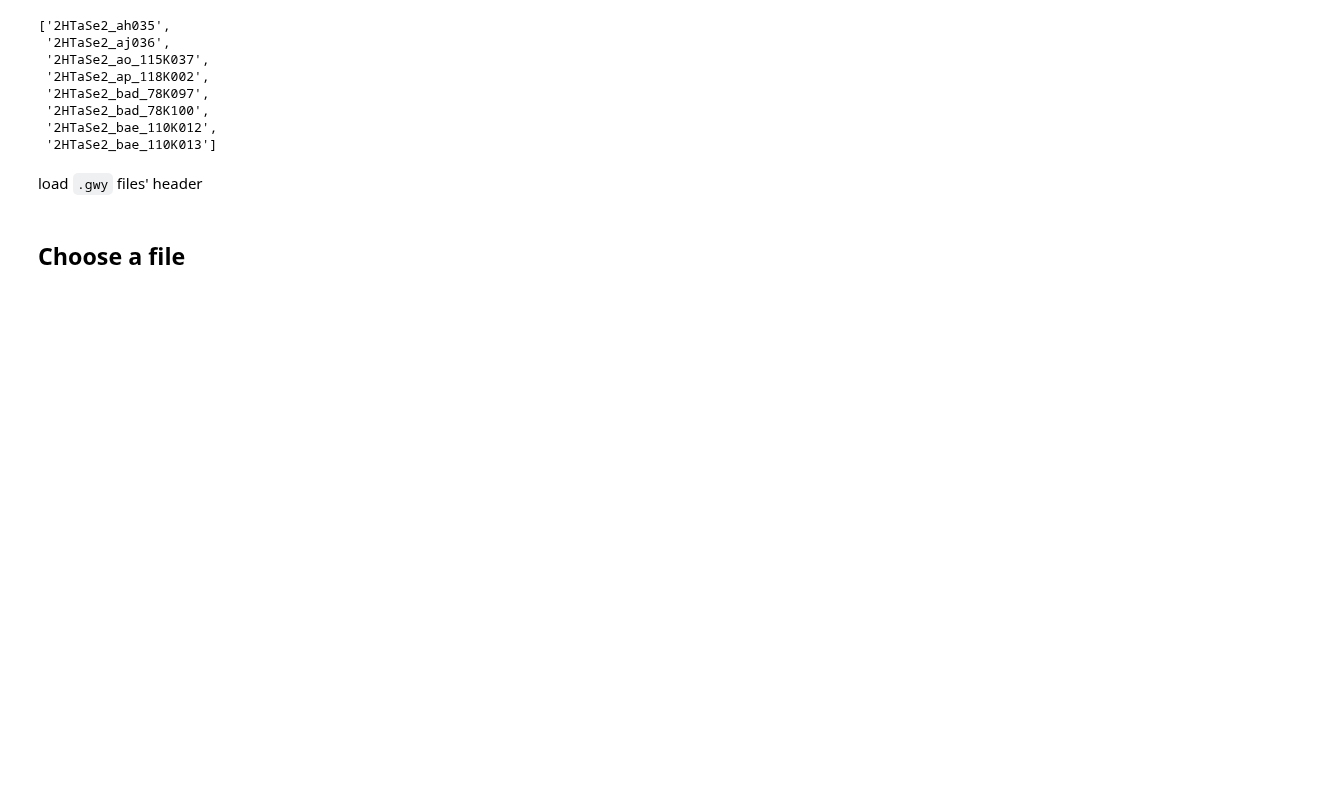
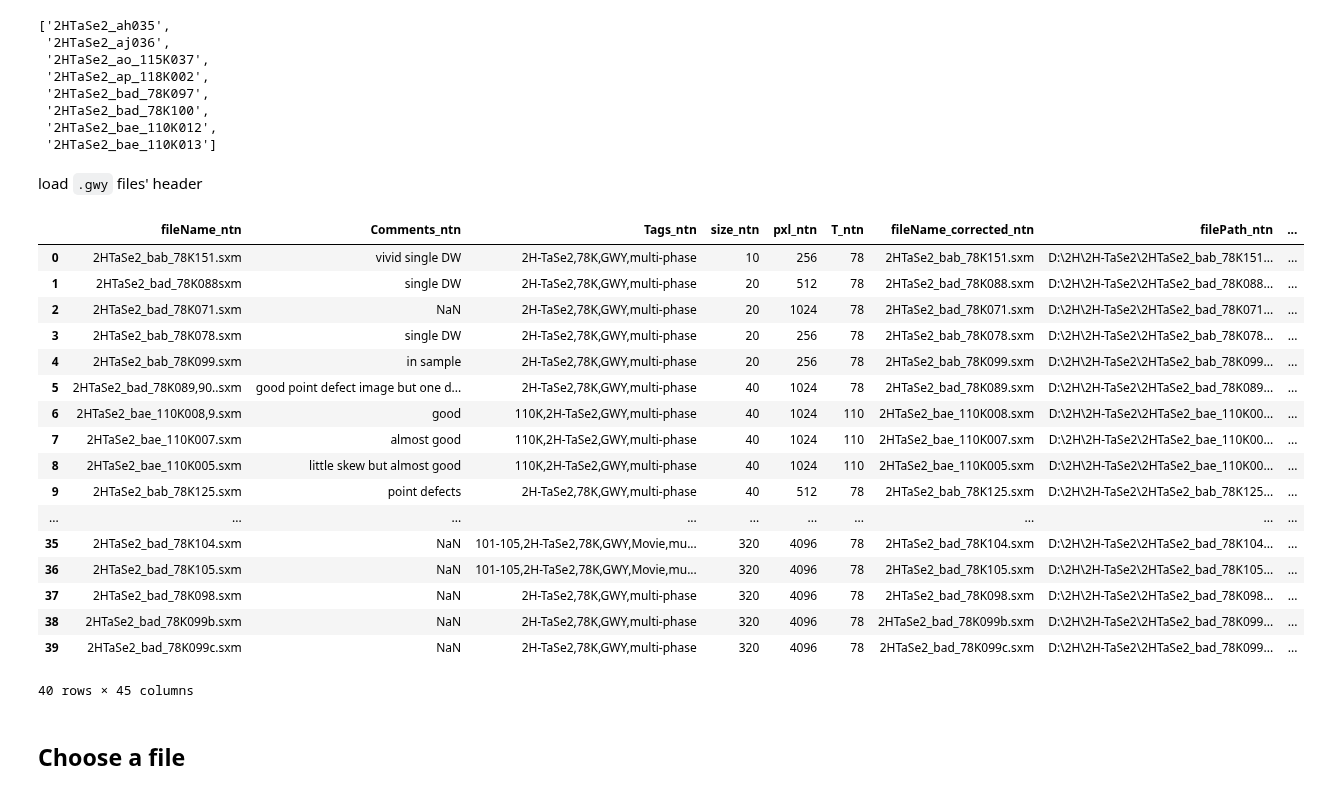
Before and after one commit to Potdooshami/2H_TaSe2_Tc_STM, a Jupyter notebook: Lawler_Fujita(118K_40nm)_testVScodeMigration.ipynb, the cells around one changed output. Cells and saved outputs as stored; diff of their text form; code cells hidden in the pictures; blank space fills up the shorter version.

Commit message:
I solved read excel problem. The origin of the source is wrongly connected kernel.

```diff
--- a/Lawler_Fujita(118K_40nm)_testVScodeMigration.ipynb
+++ b/Lawler_Fujita(118K_40nm)_testVScodeMigration.ipynb
@@ -28,6 +28,31 @@ files_no_ext
  '2HTaSe2_bae_110K013']
 # %% [markdown]
 load `.gwy` files' header
+# %%
+import pandas as pd
+fnTbl = 'dataTbl.xlsx'
+df = pd.read_excel(fnTbl,engine='openpyxl')
+# %%
+df
+# %% [output]
+|  | fileName_ntn | Comments_ntn | Tags_ntn | size_ntn | pxl_ntn | T_ntn | fileName_corrected_ntn | filePath_ntn | ... |
+| 0 | 2HTaSe2_bab_78K151.sxm | vivid single DW | 2H-TaSe2,78K,GWY,multi-phase | 10 | 256 | 78 | 2HTaSe2_bab_78K151.sxm | D:\2H\2H-TaSe2\2HTaSe2_bab_78K151... | ... |
+| 1 | 2HTaSe2_bad_78K088sxm | single DW | 2H-TaSe2,78K,GWY,multi-phase | 20 | 512 | 78 | 2HTaSe2_bad_78K088.sxm | D:\2H\2H-TaSe2\2HTaSe2_bad_78K088... | ... |
+| 2 | 2HTaSe2_bad_78K071.sxm | NaN | 2H-TaSe2,78K,GWY,multi-phase | 20 | 1024 | 78 | 2HTaSe2_bad_78K071.sxm | D:\2H\2H-TaSe2\2HTaSe2_bad_78K071... | ... |
+| 3 | 2HTaSe2_bab_78K078.sxm | single DW | 2H-TaSe2,78K,GWY,multi-phase | 20 | 256 | 78 | 2HTaSe2_bab_78K078.sxm | D:\2H\2H-TaSe2\2HTaSe2_bab_78K078... | ... |
+| 4 | 2HTaSe2_bab_78K099.sxm | in sample | 2H-TaSe2,78K,GWY,multi-phase | 20 | 256 | 78 | 2HTaSe2_bab_78K099.sxm | D:\2H\2H-TaSe2\2HTaSe2_bab_78K099... | ... |
+| 5 | 2HTaSe2_bad_78K089,90..sxm | good point defect image but one d... | 2H-TaSe2,78K,GWY,multi-phase | 40 | 1024 | 78 | 2HTaSe2_bad_78K089.sxm | D:\2H\2H-TaSe2\2HTaSe2_bad_78K089... | ... |
+| 6 | 2HTaSe2_bae_110K008,9.sxm | good | 110K,2H-TaSe2,GWY,multi-phase | 40 | 1024 | 110 | 2HTaSe2_bae_110K008.sxm | D:\2H\2H-TaSe2\2HTaSe2_bae_110K00... | ... |
+| 7 | 2HTaSe2_bae_110K007.sxm | almost good | 110K,2H-TaSe2,GWY,multi-phase | 40 | 1024 | 110 | 2HTaSe2_bae_110K007.sxm | D:\2H\2H-TaSe2\2HTaSe2_bae_110K00... | ... |
+| 8 | 2HTaSe2_bae_110K005.sxm | little skew but almost good | 110K,2H-TaSe2,GWY,multi-phase | 40 | 1024 | 110 | 2HTaSe2_bae_110K005.sxm | D:\2H\2H-TaSe2\2HTaSe2_bae_110K00... | ... |
+| 9 | 2HTaSe2_bab_78K125.sxm | point defects | 2H-TaSe2,78K,GWY,multi-phase | 40 | 512 | 78 | 2HTaSe2_bab_78K125.sxm | D:\2H\2H-TaSe2\2HTaSe2_bab_78K125... | ... |
+| ... | ... | ... | ... | ... | ... | ... | ... | ... | ... |
+| 35 | 2HTaSe2_bad_78K104.sxm | NaN | 101-105,2H-TaSe2,78K,GWY,Movie,mu... | 320 | 4096 | 78 | 2HTaSe2_bad_78K104.sxm | D:\2H\2H-TaSe2\2HTaSe2_bad_78K104... | ... |
+| 36 | 2HTaSe2_bad_78K105.sxm | NaN | 101-105,2H-TaSe2,78K,GWY,Movie,mu... | 320 | 4096 | 78 | 2HTaSe2_bad_78K105.sxm | D:\2H\2H-TaSe2\2HTaSe2_bad_78K105... | ... |
+| 37 | 2HTaSe2_bad_78K098.sxm | NaN | 2H-TaSe2,78K,GWY,multi-phase | 320 | 4096 | 78 | 2HTaSe2_bad_78K098.sxm | D:\2H\2H-TaSe2\2HTaSe2_bad_78K098... | ... |
+| 38 | 2HTaSe2_bad_78K099b.sxm | NaN | 2H-TaSe2,78K,GWY,multi-phase | 320 | 4096 | 78 | 2HTaSe2_bad_78K099b.sxm | D:\2H\2H-TaSe2\2HTaSe2_bad_78K099... | ... |
+| 39 | 2HTaSe2_bad_78K099c.sxm | NaN | 2H-TaSe2,78K,GWY,multi-phase | 320 | 4096 | 78 | 2HTaSe2_bad_78K099c.sxm | D:\2H\2H-TaSe2\2HTaSe2_bad_78K099... | ... |
+40 rows × 45 columns
 # %% [markdown]
 ## Choose a file
 # %% [markdown]
```
Also changed, not shown: parts of 2 cells of this notebook.
